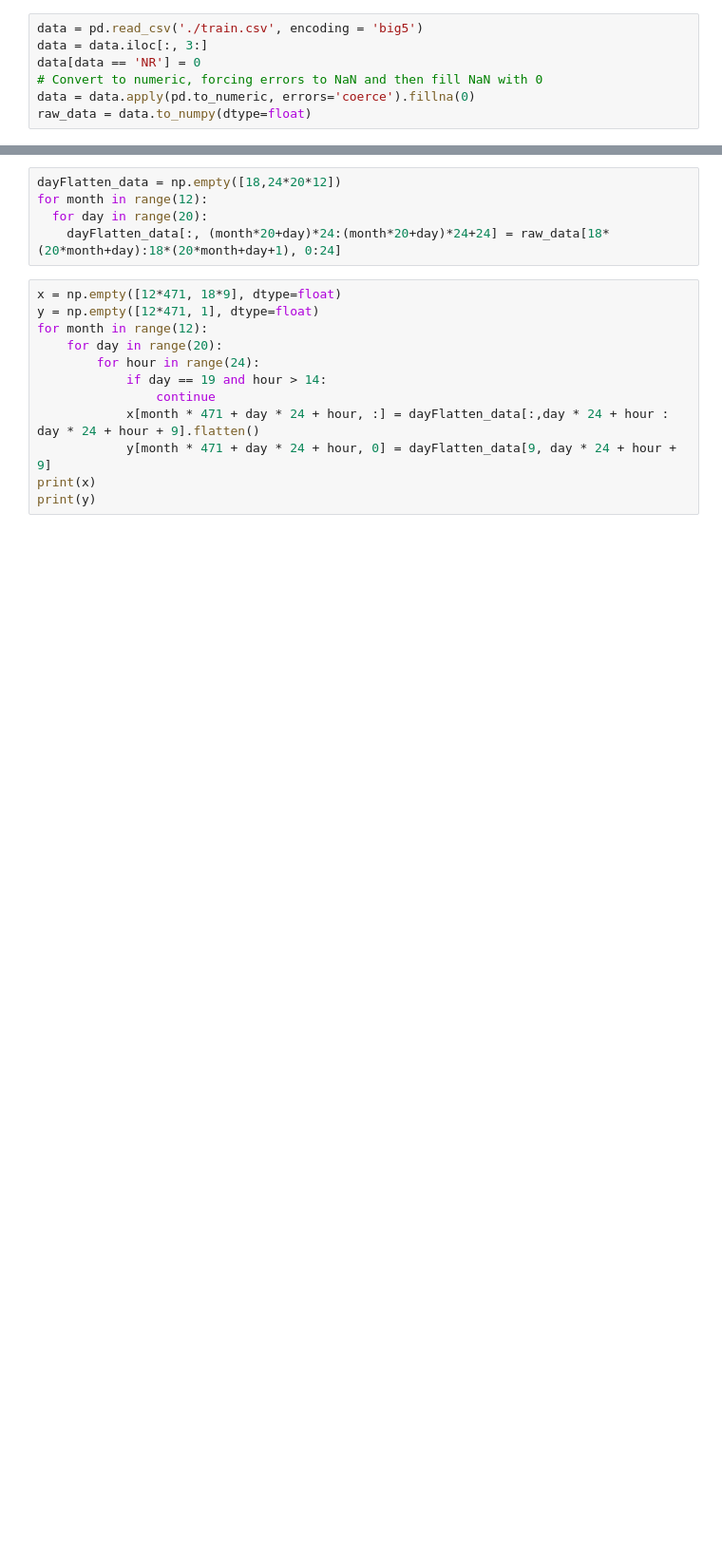
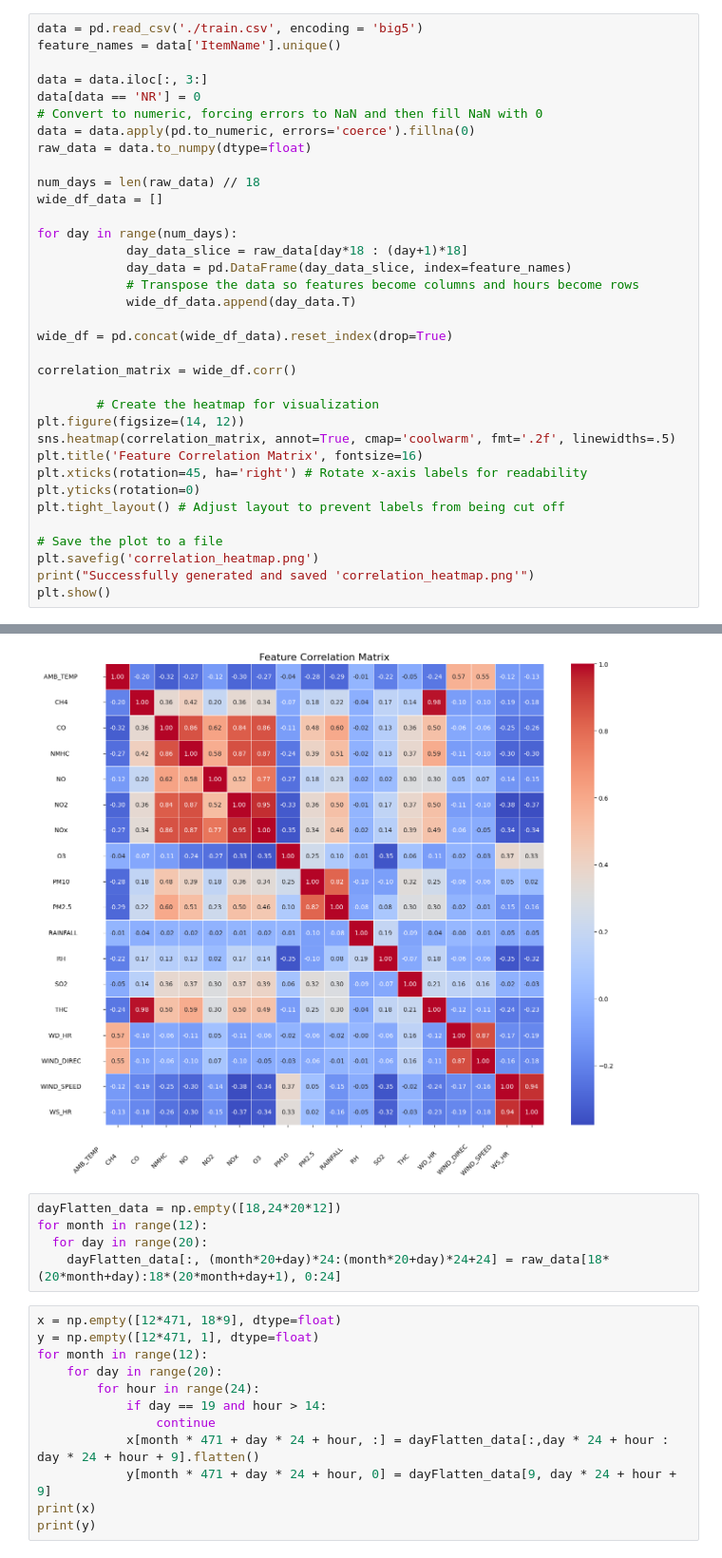
Before and after one commit to RueiBinLi/Data-Mining, a Jupyter notebook: HW1/linear_regression.ipynb, the cells around one changed output, grey strips where cells are left out. Shown: that part at 95% size. Cells and saved outputs as stored; diff of their text form; blank space fills up the shorter version.

Commit message:
add heatmap to see the correlation between features

```diff
--- a/HW1/linear_regression.ipynb
+++ b/HW1/linear_regression.ipynb
@@ -5,7 +9,36 @@ import numpy as np
 # %%
 data = pd.read_csv('./train.csv', encoding = 'big5')
+feature_names = data['ItemName'].unique()
+
 data = data.iloc[:, 3:]
 data[data == 'NR'] = 0
 # Convert to numeric, forcing errors to NaN and then fill NaN with 0
 data = data.apply(pd.to_numeric, errors='coerce').fillna(0)
 raw_data = data.to_numpy(dtype=float)
+
+num_days = len(raw_data) // 18
+wide_df_data = []
+
+for day in range(num_days):
+            day_data_slice = raw_data[day*18 : (day+1)*18]
+            day_data = pd.DataFrame(day_data_slice, index=feature_names)
+            # Transpose the data so features become columns and hours become rows
+            wide_df_data.append(day_data.T)
+
+wide_df = pd.concat(wide_df_data).reset_index(drop=True)
+
+correlation_matrix = wide_df.corr()
+
+        # Create the heatmap for visualization
+plt.figure(figsize=(14, 12))
+sns.heatmap(correlation_matrix, annot=True, cmap='coolwarm', fmt='.2f', linewidths=.5)
+plt.title('Feature Correlation Matrix', fontsize=16)
+plt.xticks(rotation=45, ha='right') # Rotate x-axis labels for readability
+plt.yticks(rotation=0)
+plt.tight_layout() # Adjust layout to prevent labels from being cut off
+
+# Save the plot to a file
+plt.savefig('correlation_heatmap.png')
+print("Successfully generated and saved 'correlation_heatmap.png'")
+plt.show()
+# %% [output]
@@ -12,3 +46,4 @@ raw_data = data.to_numpy(dtype=float)
+[figure, added]
 # %%
 dayFlatten_data = np.empty([18,24*20*12])
 for month in range(12):
```
Also changed, not shown: parts of 14 cells of this notebook.
